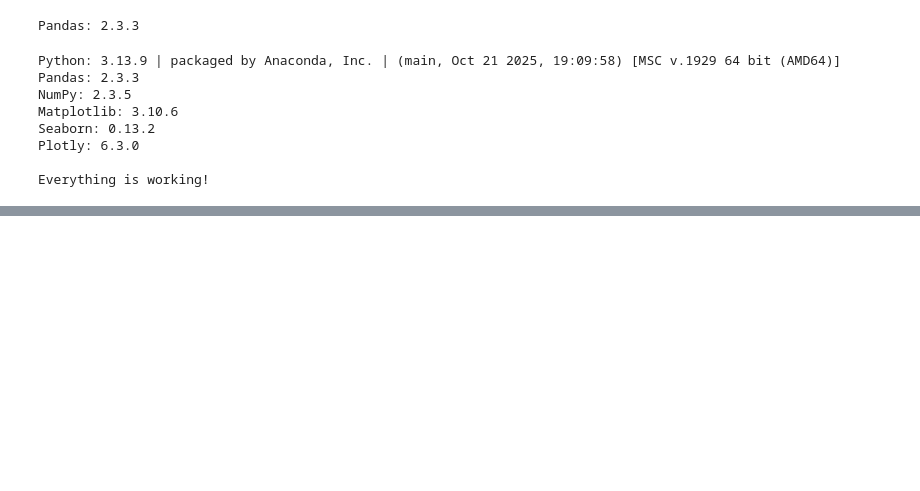
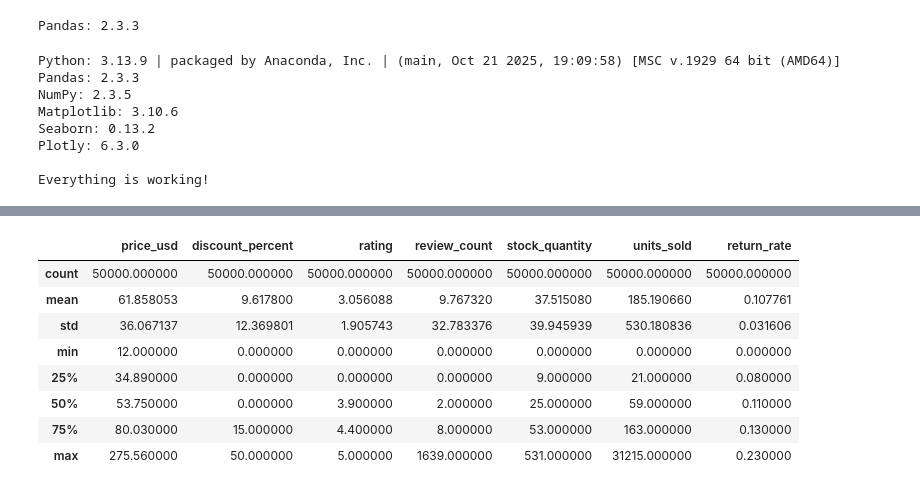
Before and after one commit to pratikshasoni704/CODSOFT_TASKSNO-1, a Jupyter notebook: TASK_1_Data_Cleaning/notebooks/task1_data_cleaning.ipynb, the cells around one changed output, grey strips where cells are left out. Cells and saved outputs as stored; diff of their text form; code cells hidden in the pictures; blank space fills up the shorter version.

```diff
--- a/TASK_1_Data_Cleaning/notebooks/task1_data_cleaning.ipynb
+++ b/TASK_1_Data_Cleaning/notebooks/task1_data_cleaning.ipynb
@@ -37,0 +129,12 @@ Everything is working!
+# %%
+df.describe()
+# %% [output]
+|  | price_usd | discount_percent | rating | review_count | stock_quantity | units_sold | return_rate |
+| count | 50000.000000 | 50000.000000 | 50000.000000 | 50000.000000 | 50000.000000 | 50000.000000 | 50000.000000 |
+| mean | 61.858053 | 9.617800 | 3.056088 | 9.767320 | 37.515080 | 185.190660 | 0.107761 |
+| std | 36.067137 | 12.369801 | 1.905743 | 32.783376 | 39.945939 | 530.180836 | 0.031606 |
+| min | 12.000000 | 0.000000 | 0.000000 | 0.000000 | 0.000000 | 0.000000 | 0.000000 |
+| 25% | 34.890000 | 0.000000 | 0.000000 | 0.000000 | 9.000000 | 21.000000 | 0.080000 |
+| 50% | 53.750000 | 0.000000 | 3.900000 | 2.000000 | 25.000000 | 59.000000 | 0.110000 |
+| 75% | 80.030000 | 15.000000 | 4.400000 | 8.000000 | 53.000000 | 163.000000 | 0.130000 |
+| max | 275.560000 | 50.000000 | 5.000000 | 1639.000000 | 531.000000 | 31215.000000 | 0.230000 |
```
Also changed, not shown: parts of 28 cells of this notebook, 2 other files.
